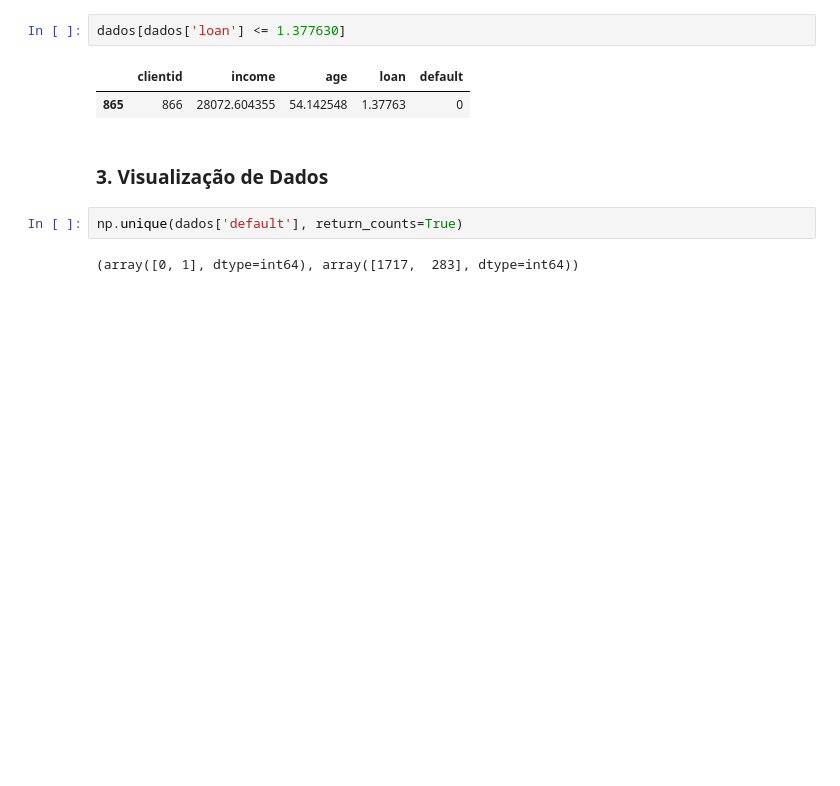
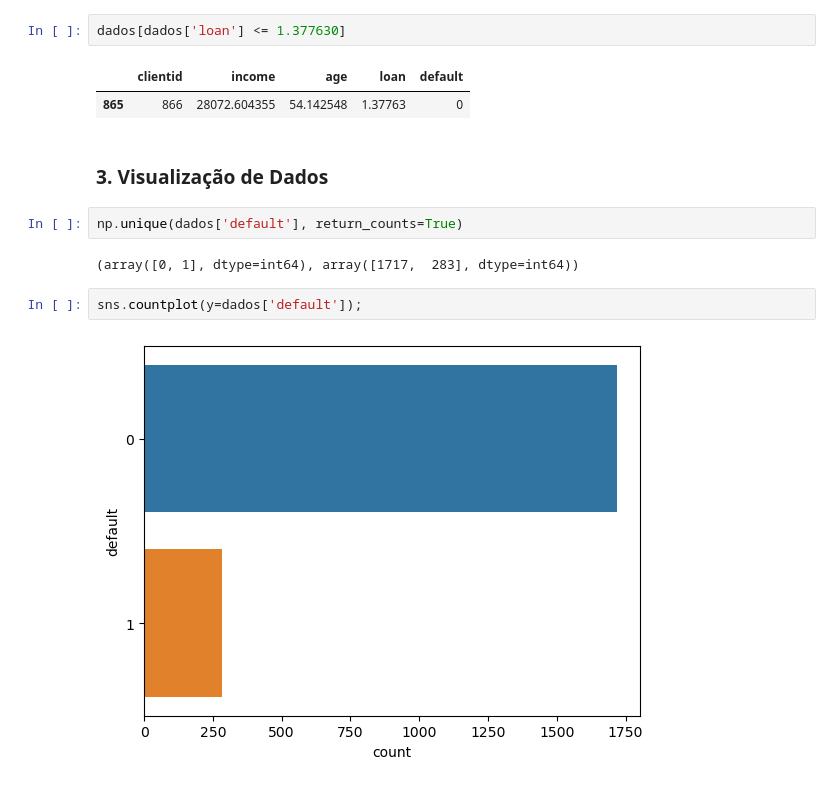
Before and after one commit to JansRodriguez/MachineLearningAaZ, a Jupyter notebook: ExercicioUm.ipynb, the cells around one changed output. Cells and saved outputs as stored; diff of their text form; blank space fills up the shorter version.

```diff
--- a/ExercicioUm.ipynb
+++ b/ExercicioUm.ipynb
@@ -93,3 +93,7 @@ dados[dados['loan'] <= 1.377630]
 np.unique(dados['default'], return_counts=True)
 # %% [output]
 (array([0, 1], dtype=int64), array([1717,  283], dtype=int64))
+# %%
+sns.countplot(y=dados['default']);
+# %% [output]
+[figure, added]
```
Also changed, not shown: parts of 3 cells of this notebook.
